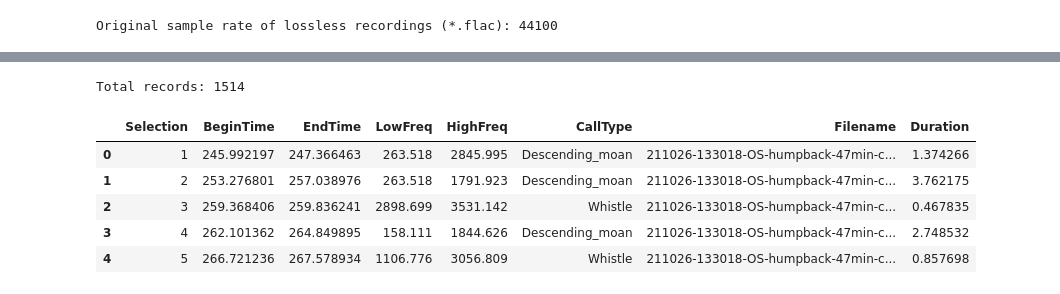
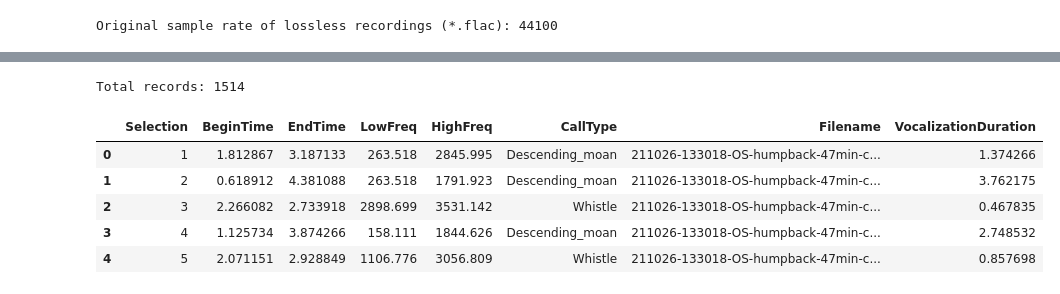
Before and after one commit to orcasound/aifororcas-livesystem, a Jupyter notebook: HumpbackWhales/01_DataPreprocessing/1_data_acquisition_and_vocalizations_retrieval.ipynb, the cells around one changed output, grey strips where cells are left out. Cells and saved outputs as stored; diff of their text form; code cells hidden in the pictures.

```diff
--- a/HumpbackWhales/01_DataPreprocessing/1_data_acquisition_and_vocalizations_retrieval.ipynb
+++ b/HumpbackWhales/01_DataPreprocessing/1_data_acquisition_and_vocalizations_retrieval.ipynb
@@ -46,6 +51,9 @@ annotations_path = f"{data_download_folder}/raw/annotations"
 audio_path = f"{data_download_folder}/raw/audio"
 extracted_calls_path = f"{data_download_folder}/preprocessed"
 output_clean_annotations = f"{FILESHARE_PATH}/data/preprocessed/annotations_clean.csv"
+noise_path = f"{data_download_folder}/noise"
+
+fixed_duration = 5
 # %%
 # connect to a public AWS S3 bucket
 b = quilt3.Bucket("s3://acoustic-sandbox")
@@ -121,8 +111,8 @@ Growl              1
 Piccalo            1
 Name: count, dtype: int64
 # %%
-x, sr = librosa.load(f"{audio_path}/{audio_filenames[0]}", sr=None)
-print(f"Original sample rate of lossless recordings (*.flac): {sr}")
+waveform, sample_rate = torchaudio.load(f"{audio_path}/{audio_filenames[0]}")
+print(f"Original sample rate of lossless recordings (*.flac): {sample_rate}")
 # %% [output]
 Original sample rate of lossless recordings (*.flac): 44100
 # %%
@@ -181,19 +203,19 @@ Processing /mnt/humpbackwhales//data/raw/audio/OS_10_28_2021_20_25_00_HB.flac
 # %%
-all_annotations_pd = pd.concat(all_annotations).rename(columns={
+all_annotations_pd = pd.DataFrame(all_annotations).rename(columns={
     'Begin Time (s)': 'BeginTime', 'End Time (s)': 'EndTime',
     'Low Freq (Hz)': 'LowFreq', 'High Freq (Hz)': 'HighFreq', 'Call Type': 'CallType'
 })
 
-print(f'Total records: {len(all_annotations_pd)}')
+print(f"Total records: {len(all_annotations_pd)}")
 
-all_annotations_pd['Duration'] = all_annotations_pd.EndTime - all_annotations_pd.BeginTime  # In seconds
+all_annotations_pd["VocalizationDuration"] = all_annotations_pd.EndTime - all_annotations_pd.BeginTime  # In seconds
 
 all_annotations_pd.head()
 # %% [output]
 Total records: 1514
-|  | Selection | BeginTime | EndTime | LowFreq | HighFreq | CallType | Filename | Duration |
-| 0 | 1 | 245.992197 | 247.366463 | 263.518 | 2845.995 | Descending_moan | 211026-133018-OS-humpback-47min-c... | 1.374266 |
-| 1 | 2 | 253.276801 | 257.038976 | 263.518 | 1791.923 | Descending_moan | 211026-133018-OS-humpback-47min-c... | 3.762175 |
-| 2 | 3 | 259.368406 | 259.836241 | 2898.699 | 3531.142 | Whistle | 211026-133018-OS-humpback-47min-c... | 0.467835 |
-| 3 | 4 | 262.101362 | 264.849895 | 158.111 | 1844.626 | Descending_moan | 211026-133018-OS-humpback-47min-c... | 2.748532 |
-| 4 | 5 | 266.721236 | 267.578934 | 1106.776 | 3056.809 | Whistle | 211026-133018-OS-humpback-47min-c... | 0.857698 |
+|  | Selection | BeginTime | EndTime | LowFreq | HighFreq | CallType | Filename | VocalizationDuration |
+| 0 | 1 | 1.812867 | 3.187133 | 263.518 | 2845.995 | Descending_moan | 211026-133018-OS-humpback-47min-c... | 1.374266 |
+| 1 | 2 | 0.618912 | 4.381088 | 263.518 | 1791.923 | Descending_moan | 211026-133018-OS-humpback-47min-c... | 3.762175 |
+| 2 | 3 | 2.266082 | 2.733918 | 2898.699 | 3531.142 | Whistle | 211026-133018-OS-humpback-47min-c... | 0.467835 |
+| 3 | 4 | 1.125734 | 3.874266 | 158.111 | 1844.626 | Descending_moan | 211026-133018-OS-humpback-47min-c... | 2.748532 |
+| 4 | 5 | 2.071151 | 2.928849 | 1106.776 | 3056.809 | Whistle | 211026-133018-OS-humpback-47min-c... | 0.857698 |
```
Also changed, not shown: parts of 38 cells of this notebook.
